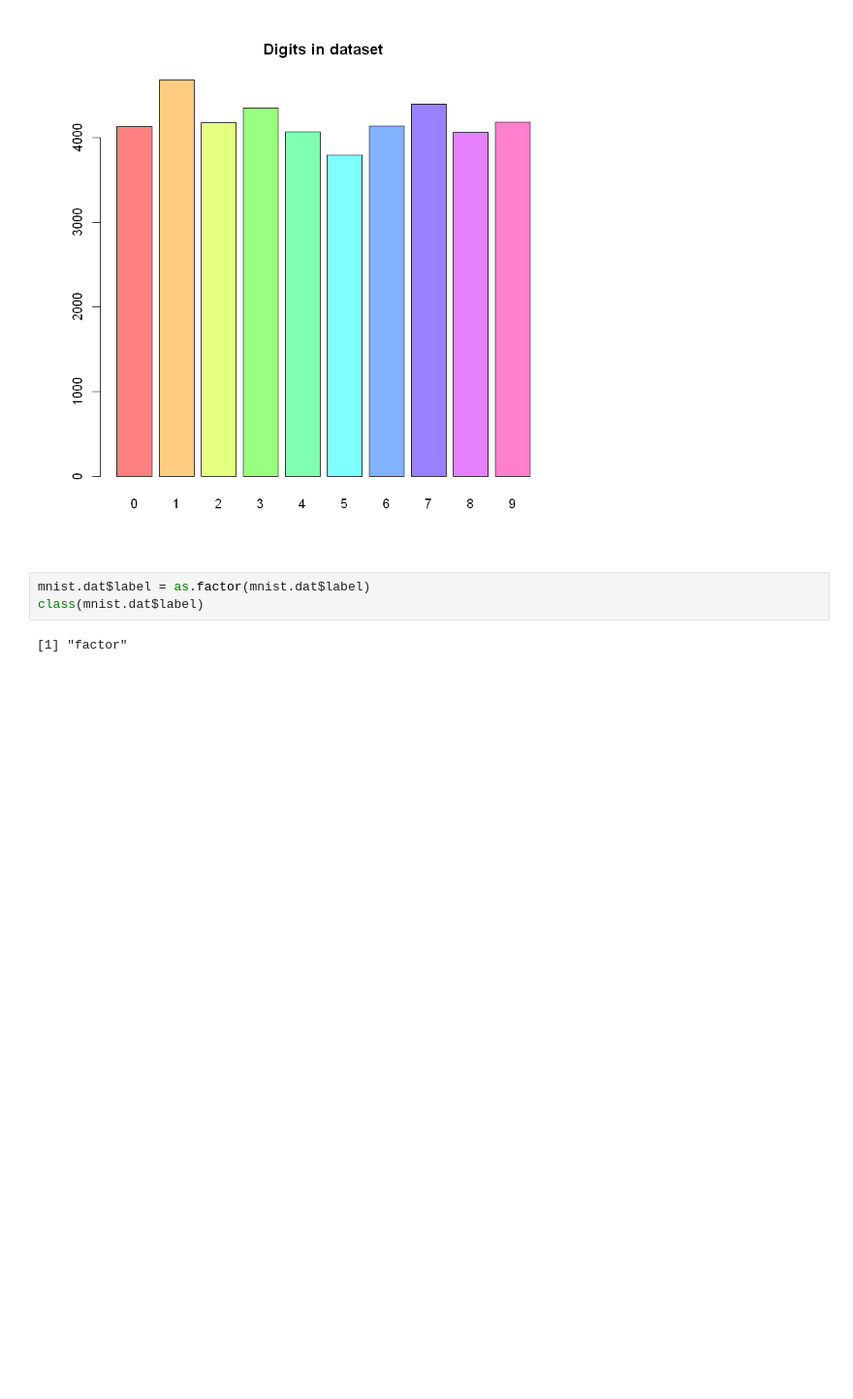
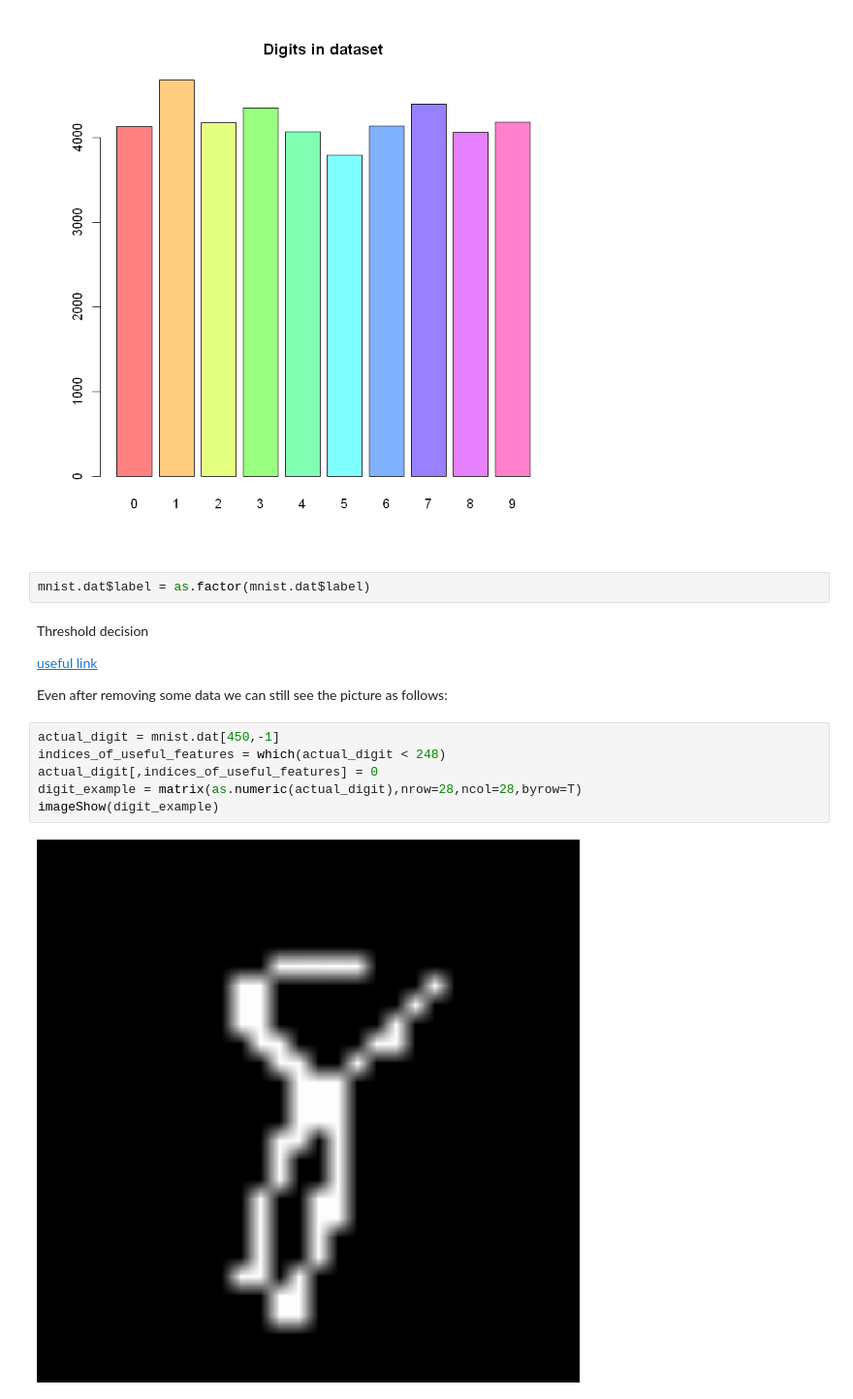
Before and after one commit to FilippoL/PatternRecognition, a Jupyter notebook: PracticalAssignment.ipynb, the cells around one changed output. Shown at 97% size. Cells and saved outputs as stored; diff of their text form; blank space fills up the shorter version.

```diff
--- a/PracticalAssignment.ipynb
+++ b/PracticalAssignment.ipynb
@@ -101,6 +88,17 @@ sprintf("Accuracy if 1 was predicted for all labels: %.2f %%", expected_accuracy
 [figure]
 # %%
 mnist.dat$label = as.factor(mnist.dat$label)
-class(mnist.dat$label)
-# %% [output]
-[1] "factor"
+# %% [markdown]
+Threshold decision
+
+[useful link](https://stackoverflow.com/questions/25360248/arrange-multiple-32-png-files-in-a-grid/51865036#51865036)
+
+Even after removing some data we can still see the picture as follows:
+# %%
+actual_digit = mnist.dat[450,-1]
+indices_of_useful_features = which(actual_digit < 248)
+actual_digit[,indices_of_useful_features] = 0
+digit_example = matrix(as.numeric(actual_digit),nrow=28,ncol=28,byrow=T)
+imageShow(digit_example)
+# %% [output]
+[figure, added]
```
Also changed, not shown: parts of 17 cells of this notebook.
